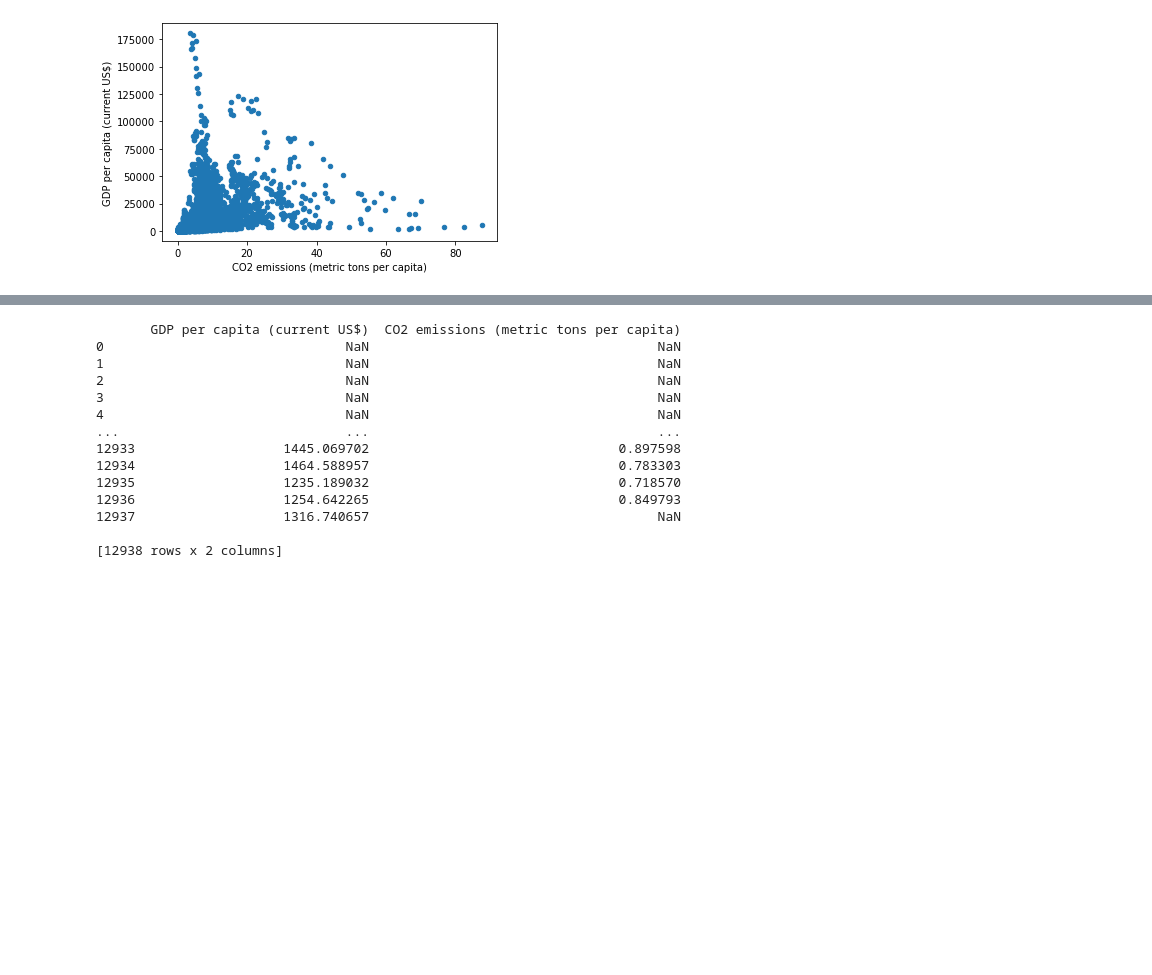
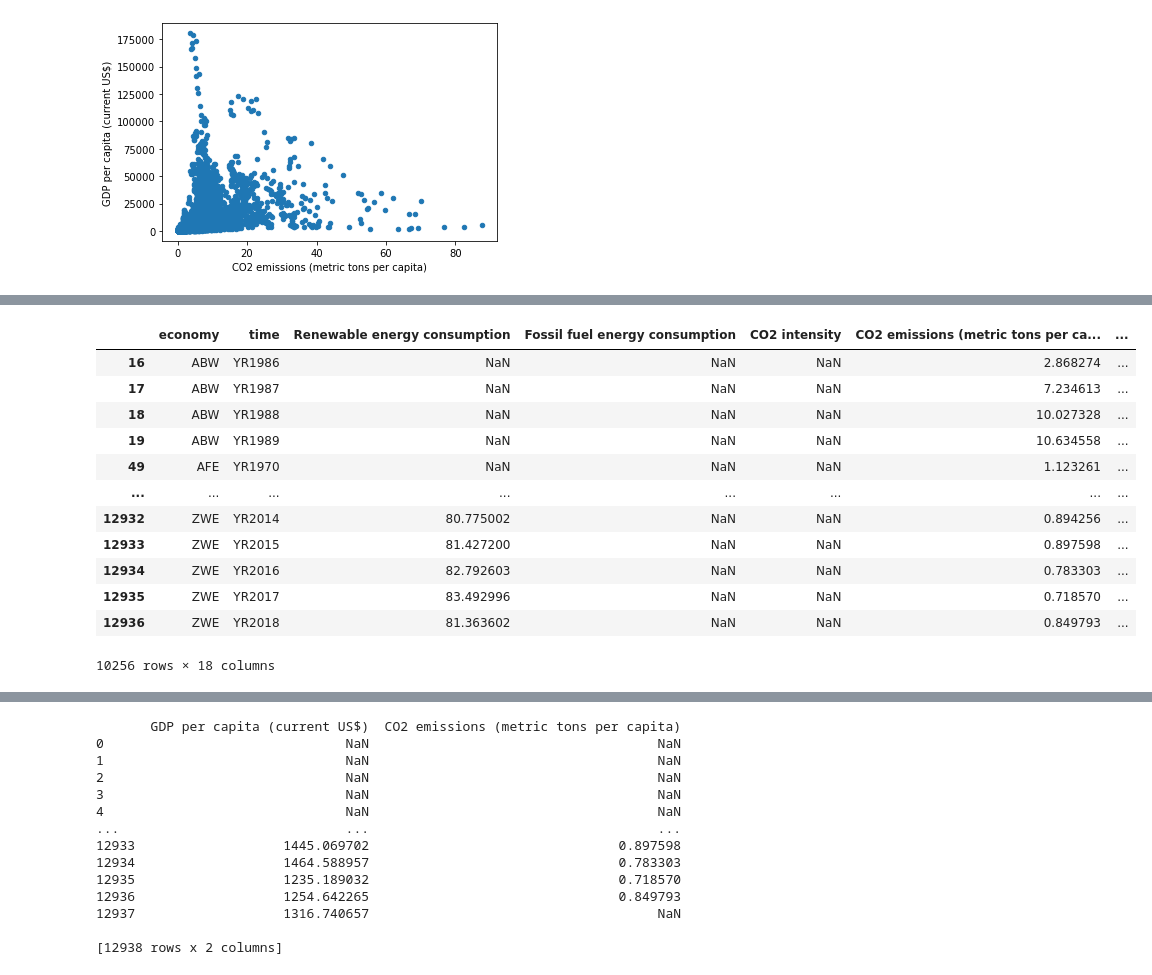
Before and after one commit to CS521-Burstein/final-project-anjaliagr, a Jupyter notebook: Data analysis.ipynb, the cells around one changed output, grey strips where cells are left out. Drawn from its saved outputs; the diff is of its cells as text; code cells hidden in the pictures; blank space fills up the shorter version.

```diff
--- a/Data analysis.ipynb
+++ b/Data analysis.ipynb
@@ -42 +40,17 @@ scatter.figure.savefig('intitial scatter.pdf', dpi=300)
+# %%
+updated_df
+# %% [output]
+|  | economy | time | Renewable energy consumption | Fossil fuel energy consumption | CO2 intensity | CO2 emissions (metric tons per ca... | ... |
+| 16 | ABW | YR1986 | NaN | NaN | NaN | 2.868274 | ... |
+| 17 | ABW | YR1987 | NaN | NaN | NaN | 7.234613 | ... |
+| 18 | ABW | YR1988 | NaN | NaN | NaN | 10.027328 | ... |
+| 19 | ABW | YR1989 | NaN | NaN | NaN | 10.634558 | ... |
+| 49 | AFE | YR1970 | NaN | NaN | NaN | 1.123261 | ... |
+| ... | ... | ... | ... | ... | ... | ... | ... |
+| 12932 | ZWE | YR2014 | 80.775002 | NaN | NaN | 0.894256 | ... |
+| 12933 | ZWE | YR2015 | 81.427200 | NaN | NaN | 0.897598 | ... |
+| 12934 | ZWE | YR2016 | 82.792603 | NaN | NaN | 0.783303 | ... |
+| 12935 | ZWE | YR2017 | 83.492996 | NaN | NaN | 0.718570 | ... |
+| 12936 | ZWE | YR2018 | 81.363602 | NaN | NaN | 0.849793 | ... |
+10256 rows × 18 columns
 # %%
```
Also changed, not shown: parts of 4 cells of this notebook, 1 other file.
